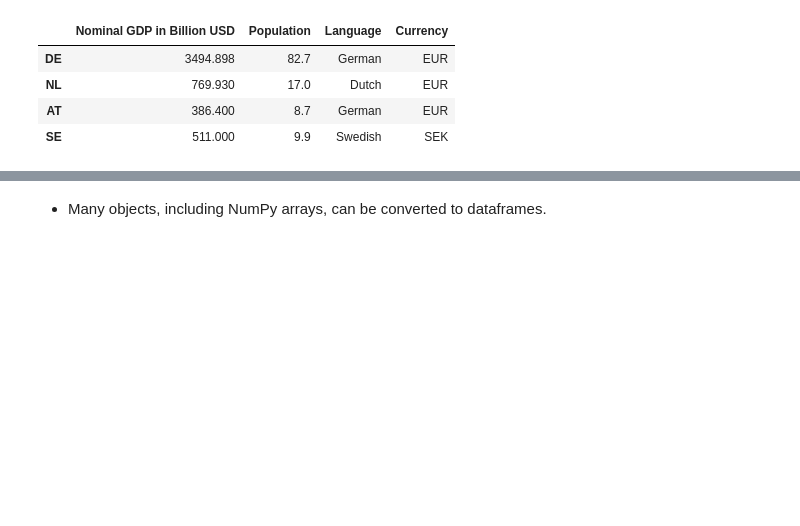
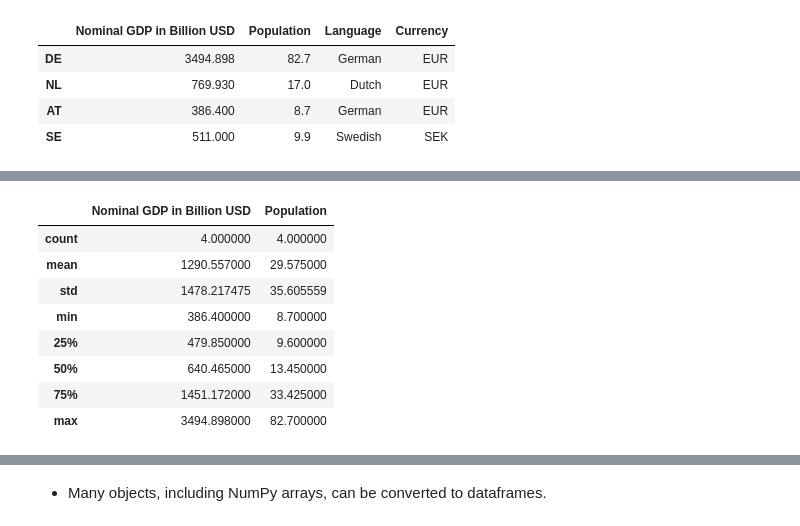
Before and after one commit to s-broda/ComputationalFinance, a Jupyter notebook: slides/week2.ipynb, the cells around one changed output, grey strips where cells are left out. Cells and saved outputs as stored; diff of their text form; code cells hidden in the pictures; blank space fills up the shorter version.

```diff
--- a/slides/week2.ipynb
+++ b/slides/week2.ipynb
@@ -309,0 +346,12 @@ data=data.dropna(); data
+# %%
+data.describe()
+# %% [output]
+|  | Nominal GDP in Billion USD | Population |
+| count | 4.000000 | 4.000000 |
+| mean | 1290.557000 | 29.575000 |
+| std | 1478.217475 | 35.605559 |
+| min | 386.400000 | 8.700000 |
+| 25% | 479.850000 | 9.600000 |
+| 50% | 640.465000 | 13.450000 |
+| 75% | 1451.172000 | 33.425000 |
+| max | 3494.898000 | 82.700000 |
```
Also changed, not shown: parts of 25 cells of this notebook.
